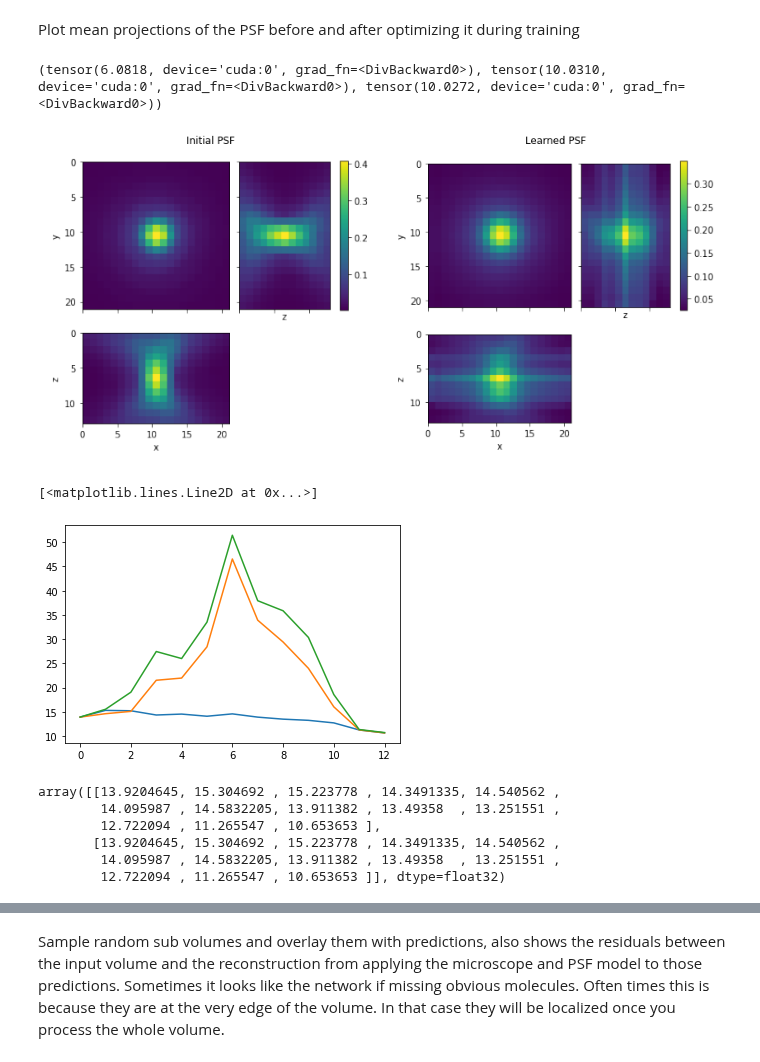
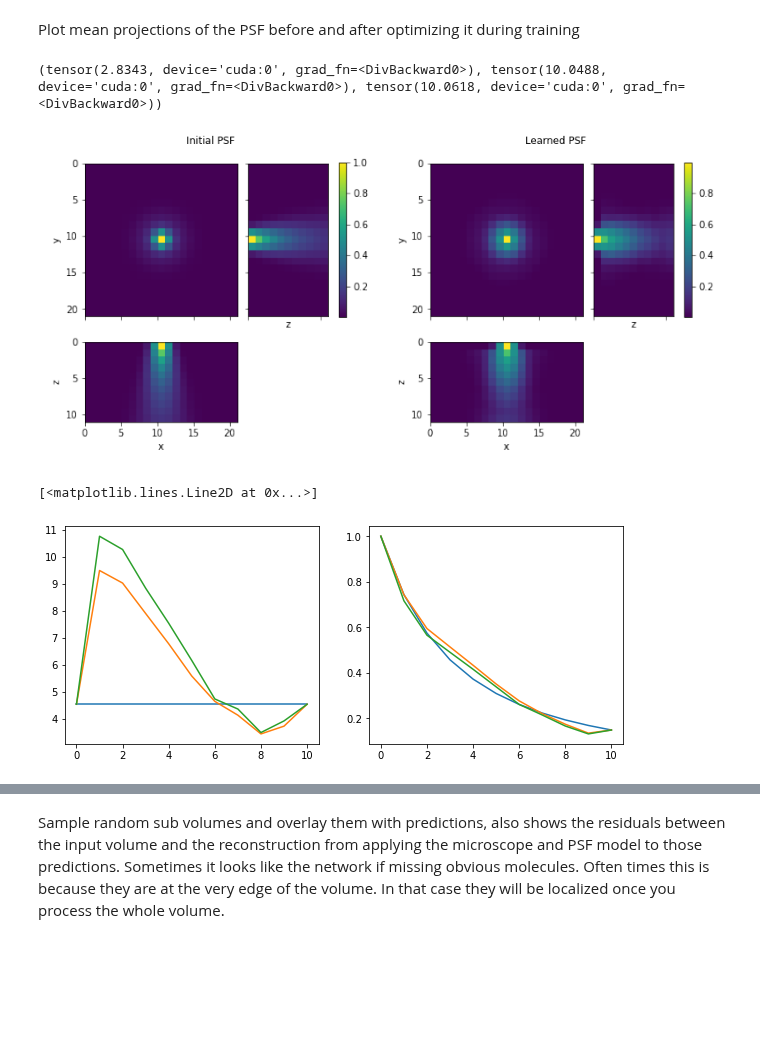
Before and after one commit to TuragaLab/decode_fish, a Jupyter notebook: exp_nbs/MERFISH_MOp.ipynb, the cells around one changed output, grey strips where cells are left out. Saved outputs shown, nothing was run; the diff lists cells and outputs as text; code cells hidden in the pictures; blank space fills up the shorter version.

Commit message:
add roi alignment for gen. learning, sweep_mop_21

```diff
--- a/exp_nbs/MERFISH_MOp.ipynb
+++ b/exp_nbs/MERFISH_MOp.ipynb
@@ -245,6 +251,6 @@ plt.plot(thetas)
 # cfg = OmegaConf.load(f'/groups/turaga/home/speisera/Mackebox/Artur/WorkDB/deepstorm/models/fishcod/MERFISH_MOp/sweep_mop_8d/start_mic:0xenabled:Falsexl1_reg:0.0003xpsf_vol:Truextheta_par:True/train.yaml')
 cfg = OmegaConf.load(f'/groups/turaga/home/speisera/Mackebox/Artur/WorkDB/deepstorm/models/fishcod/MERFISH_MOp/sweep_mop_13/seed:3/train.yaml')
 # cfg = OmegaConf.load(f'/groups/turaga/home/speisera/Mackebox/Artur/WorkDB/deepstorm/models/fishcod/MERFISH_MOp/sweep_mop_14/scale:400.0xnorm:nonexfac:1.0//train.yaml')
-cfg = OmegaConf.load(f'/groups/turaga/home/speisera/Mackebox/Artur/WorkDB/deepstorm/models/fishcod/MERFISH_MOp/sweep_mop_16/seed:1//train.yaml')
+cfg = OmegaConf.load(f'/groups/turaga/home/speisera/Mackebox/Artur/WorkDB/deepstorm/models/fishcod/MERFISH_MOp/sweep_mop_21/norm:nonexz_sig_fac:1.0//train.yaml')
 # cfg = OmegaConf.load(f'/groups/turaga/home/speisera/Mackebox/Artur/WorkDB/deepstorm/models/fishcod/MERFISH_MOp/sweep_mop_12b/lr:0.00025xstep_size:2000//train.yaml')
-# cfg = OmegaConf.load(f'/groups/turaga/home/speisera/Mackebox/Artur/WorkDB/deepstorm/models/fishcod/MERFISH_MOp/sweep_mop_5b_psf_opt/l1_reg:0.0003xlr:1e-05/train.yaml')
+# cfg = OmegaConf.load(f'/groups/turaga/home/speisera/Mackebox/Artur/WorkDB/deepstorm/models/fishcod/MERFISH_MOp/gensweep_mop_1/norm:nonexz_facs:Truexmean_diff:True/train.yaml')
@@ -279,0 +368,5 @@ Crop size larger than volume in at least one dimension. Crop size changed to (1,
+# %%
+# psf, noise, micro = load_psf_noise_micro(cfg)
+micro.load_state_dict(torch.load(cfg.output.save_dir + '/microscope.pkl'), strict=False)
+psf_vol = cpu(micro.psf.psf_volume)
+psf_init = cpu(micro.psf_init_vol)
@@ -326,28 +398,25 @@ plot_aberation_map(colshift_inp)
 Plot mean projections of the PSF before and after optimizing it during training
 # %%
 print(micro.psf.get_com())
-fig1,_ =plot_3d_projections(psf_init[0], proj_func=np.mean, size=3, display=False)
-fig2,_ =plot_3d_projections(psf_vol[1], proj_func=np.mean, size=3, display=False)
+fig1,_ =plot_3d_projections(psf_init[0], proj_func=np.max, size=3, display=False)
+fig2,_ =plot_3d_projections(psf_vol[1], proj_func=np.max, size=3, display=False)
 _ = combine_figures([fig1,fig2],['Initial PSF','Learned PSF'], nrows=1, ncols=2, figsize=(15,7))
 # %% [output]
-(tensor(6.0818, device='cuda:0', grad_fn=<DivBackward0>), tensor(10.0310, device='cuda:0', grad_fn=<DivBackward0>), tensor(10.0272, device='cuda:0', grad_fn=<DivBackward0>))
+(tensor(2.8343, device='cuda:0', grad_fn=<DivBackward0>), tensor(10.0488, device='cuda:0', grad_fn=<DivBackward0>), tensor(10.0618, device='cuda:0', grad_fn=<DivBackward0>))
-[figure, old version]
+[figure, new version]
 # %%
+plt.figure(figsize=(10,4))
+plt.subplot(121)
 plt.plot(psf_init[0].sum(-1).sum(-1))
 plt.plot(psf_vol[0].sum(-1).sum(-1))
 plt.plot(psf_vol[1].sum(-1).sum(-1))
+plt.subplot(122)
+plt.plot(psf_init[0].max(-1).max(-1))
+plt.plot(psf_vol[0].max(-1).max(-1))
+plt.plot(psf_vol[1].max(-1).max(-1))
 # %% [output]
 [<matplotlib.lines.Line2D at 0x...>]
-[figure, old version]
+[figure, new version]
-# %%
-psf_init.sum(-1).sum(-1)
-# %% [output]
-array([[13.9204645, 15.304692 , 15.223778 , 14.3491335, 14.540562 ,
-        14.095987 , 14.5832205, 13.911382 , 13.49358  , 13.251551 ,
-        12.722094 , 11.265547 , 10.653653 ],
-       [13.9204645, 15.304692 , 15.223778 , 14.3491335, 14.540562 ,
-        14.095987 , 14.5832205, 13.911382 , 13.49358  , 13.251551 ,
-        12.722094 , 11.265547 , 10.653653 ]], dtype=float32)
 # %%
 import seaborn as sns
 cpal = sns.color_palette("viridis", n_colors=11)
```
Also changed, not shown: parts of 71 cells of this notebook, 49 other files.
